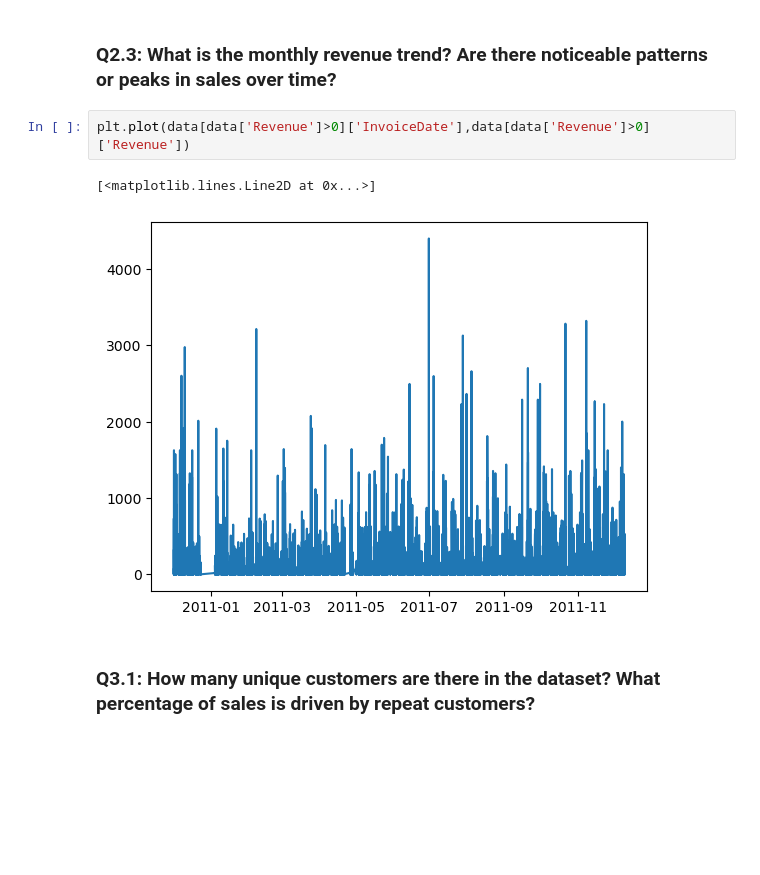
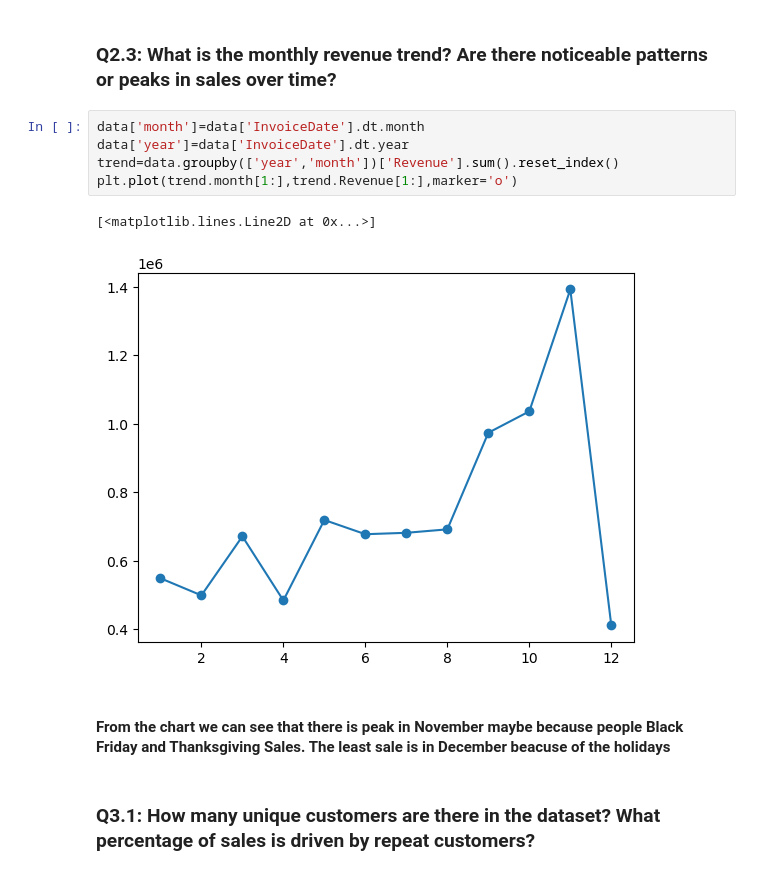
Before and after one commit to himanshuchrist/PA, a Jupyter notebook: 2348520_Lab1.ipynb, the cells around one changed output. Saved outputs shown, nothing was run; the diff lists cells and outputs as text; blank space fills up the shorter version.

```diff
--- a/2348520_Lab1.ipynb
+++ b/2348520_Lab1.ipynb
@@ -167,10 +171,15 @@ data[['Description','Revenue']].groupby('Description').count().sort_values(by='R
 # %% [markdown]
 ### Q2.3: What is the monthly revenue trend? Are there noticeable patterns or peaks in sales over time?
 # %%
-plt.plot(data[data['Revenue']>0]['InvoiceDate'],data[data['Revenue']>0]['Revenue'])
+data['month']=data['InvoiceDate'].dt.month
+data['year']=data['InvoiceDate'].dt.year
+trend=data.groupby(['year','month'])['Revenue'].sum().reset_index()
+plt.plot(trend.month[1:],trend.Revenue[1:],marker='o')
 # %% [output]
 [<matplotlib.lines.Line2D at 0x...>]
-[figure, old version]
+[figure, new version]
+# %% [markdown]
+#### From the chart we can see that there is peak in November maybe because people Black Friday and Thanksgiving Sales. The least sale is in December beacuse of the holidays
 # %% [markdown]
 ### Q3.1: How many unique customers are there in the dataset? What percentage of sales is driven by repeat customers?
 # %%
```
Also changed, not shown: parts of 19 cells of this notebook.
